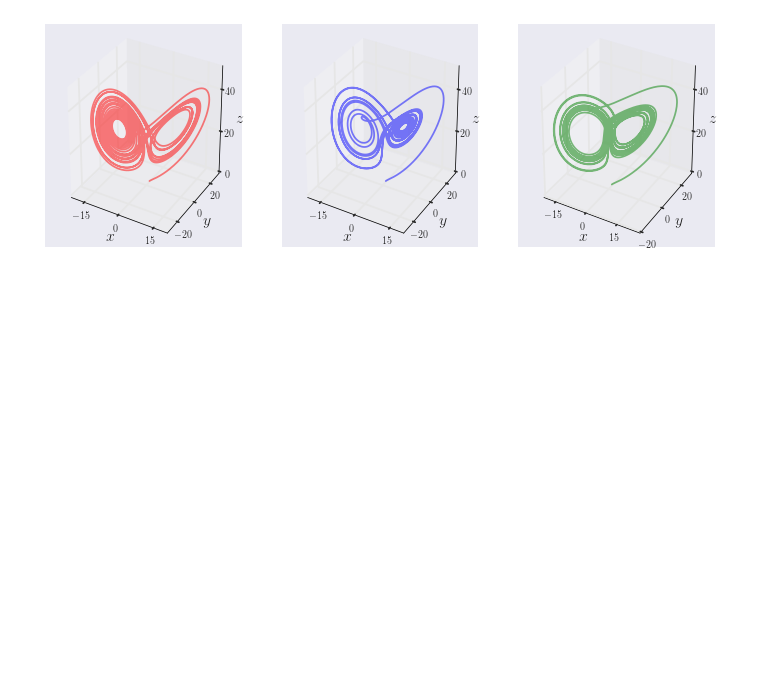
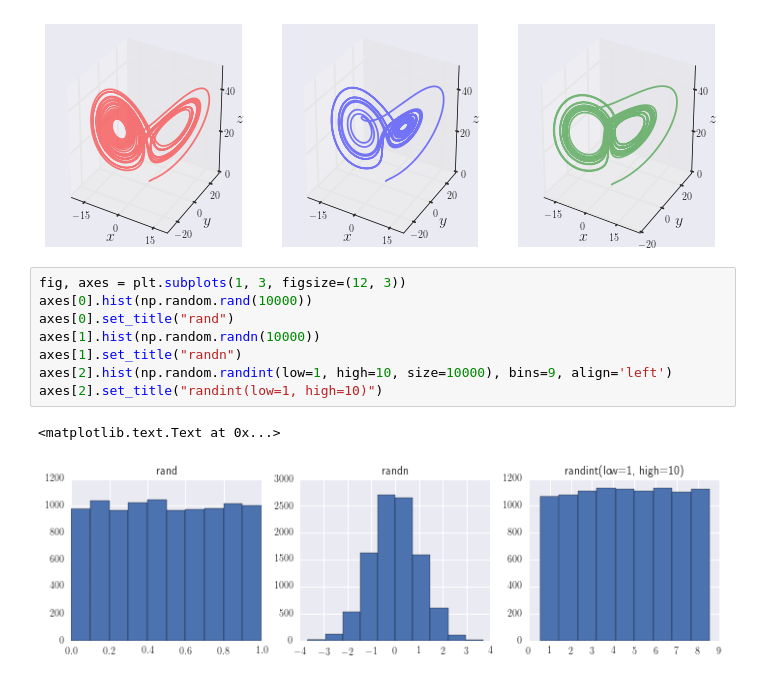
Before and after one commit to temcom/ipython, a Jupyter notebook: Test_First_Try.ipynb, the cells around one changed output. Cells and saved outputs as stored; diff of their text form; blank space fills up the shorter version.

Commit message:
adding distributions fo rand, randn and randint

```diff
--- a/Test_First_Try.ipynb
+++ b/Test_First_Try.ipynb
@@ -269,3 +269,14 @@ for ax, xyz, c in [(ax1, xyz1, 'r'), (ax2, xyz2, 'b'), (ax3, xyz3, 'g')]:
     ax.set_zticks([0, 20, 40])
 # %% [output]
 [figure]
+# %%
+fig, axes = plt.subplots(1, 3, figsize=(12, 3))
+axes[0].hist(np.random.rand(10000))
+axes[0].set_title("rand")
+axes[1].hist(np.random.randn(10000))
+axes[1].set_title("randn")
+axes[2].hist(np.random.randint(low=1, high=10, size=10000), bins=9, align='left')
+axes[2].set_title("randint(low=1, high=10)")
+# %% [output]
+<matplotlib.text.Text at 0x...>
+[figure, added]
```
Also changed, not shown: parts of 1 cell of this notebook.
